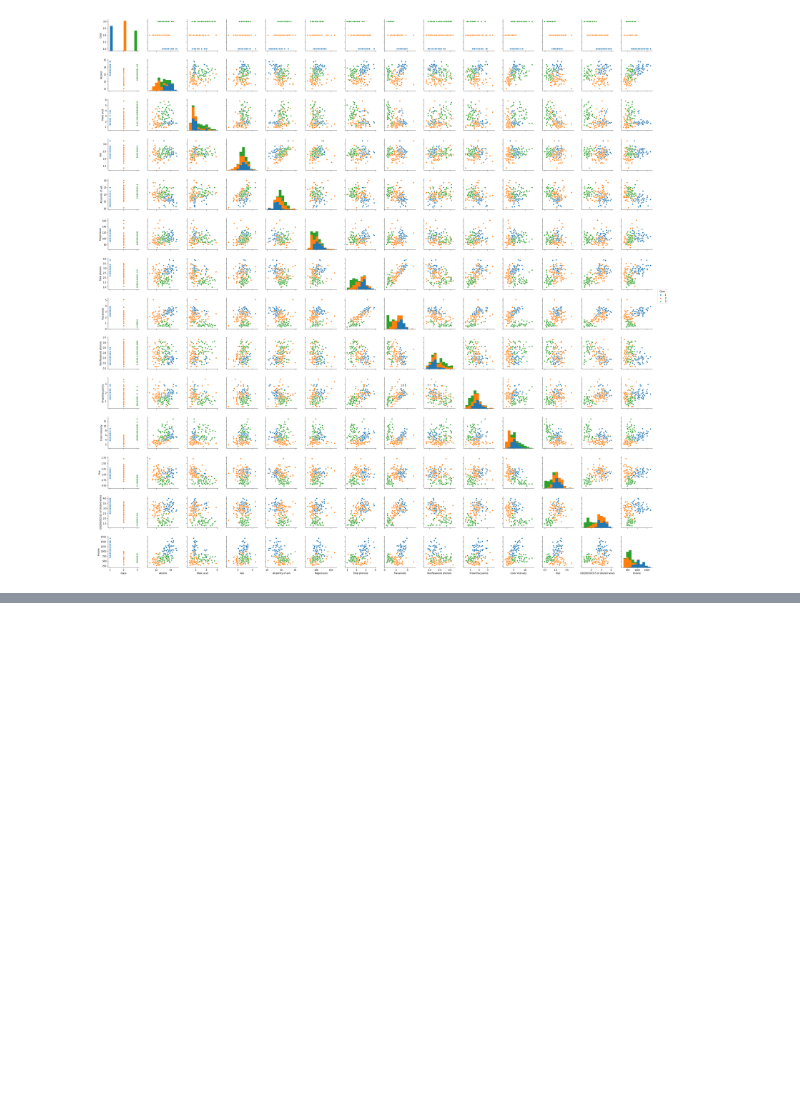
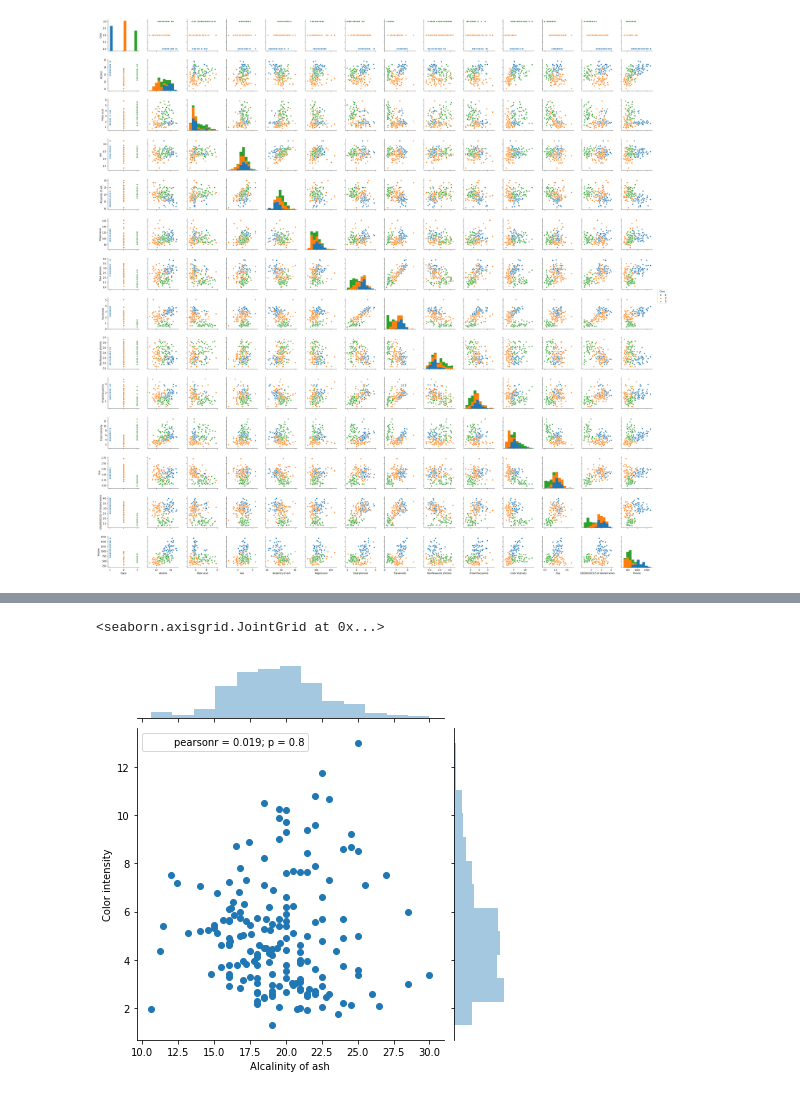
Before and after one commit to MirAlexey/netology-python, a Jupyter notebook: Homework/Python_HW_8.ipynb, the cells around one changed output, grey strips where cells are left out. Drawn from its saved outputs; the diff is of its cells as text; code cells hidden in the pictures; blank space fills up the shorter version.

```diff
--- a/Homework/Python_HW_8.ipynb
+++ b/Homework/Python_HW_8.ipynb
@@ -51,0 +61,5 @@ sns.pairplot(wine, hue='Class')
+# %%
+sns.jointplot(wine['Alcalinity of ash'], wine['Color intensity'])
+# %% [output]
+<seaborn.axisgrid.JointGrid at 0x...>
+[figure, added]
```
Also changed, not shown: parts of 11 cells of this notebook.
